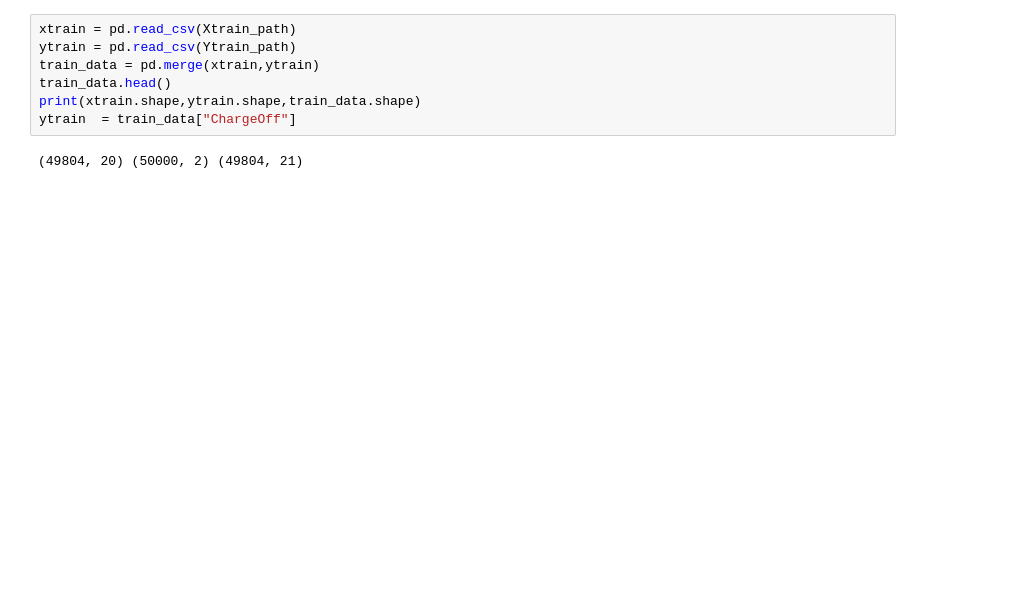
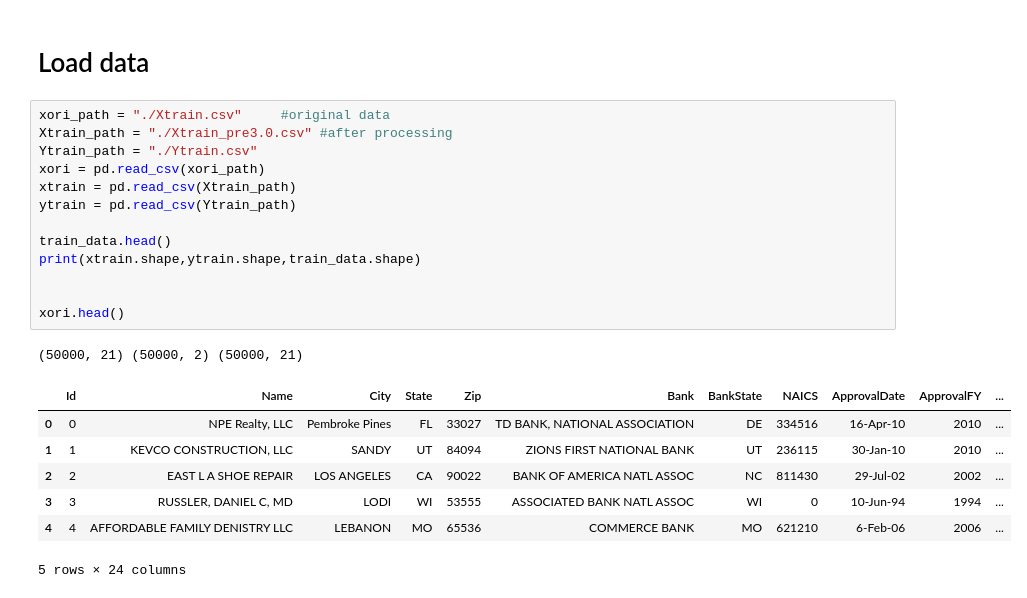
Before and after one commit to KiedaTamashi/CS5228kaggle, a Jupyter notebook: train_process.ipynb, the cells around one changed output. Saved outputs shown, nothing was run; the diff lists cells and outputs as text; blank space fills up the shorter version.

```diff
--- a/train_process.ipynb
+++ b/train_process.ipynb
@@ -53,11 +49,26 @@ Ytrain_path = "./Ytrain.csv"
 # %% [output]
 [interactive output not drawn]
+# %% [markdown]
+# Load data
 # %%
+xori_path = "./Xtrain.csv"     #original data
+Xtrain_path = "./Xtrain_pre3.0.csv" #after processing
+Ytrain_path = "./Ytrain.csv"
+xori = pd.read_csv(xori_path)
 xtrain = pd.read_csv(Xtrain_path)
 ytrain = pd.read_csv(Ytrain_path)
-train_data = pd.merge(xtrain,ytrain)
+
 train_data.head()
 print(xtrain.shape,ytrain.shape,train_data.shape)
-ytrain  = train_data["ChargeOff"]
+
+
+xori.head()
 # %% [output]
-(49804, 20) (50000, 2) (49804, 21)
+(50000, 21) (50000, 2) (50000, 21)
+|  | Id | Name | City | State | Zip | Bank | BankState | NAICS | ApprovalDate | ApprovalFY | ... |
+| 0 | 0 | NPE Realty, LLC | Pembroke Pines | FL | 33027 | TD BANK, NATIONAL ASSOCIATION | DE | 334516 | 16-Apr-10 | 2010 | ... |
+| 1 | 1 | KEVCO CONSTRUCTION, LLC | SANDY | UT | 84094 | ZIONS FIRST NATIONAL BANK | UT | 236115 | 30-Jan-10 | 2010 | ... |
+| 2 | 2 | EAST L A SHOE REPAIR | LOS ANGELES | CA | 90022 | BANK OF AMERICA NATL ASSOC | NC | 811430 | 29-Jul-02 | 2002 | ... |
+| 3 | 3 | RUSSLER, DANIEL C, MD | LODI | WI | 53555 | ASSOCIATED BANK NATL ASSOC | WI | 0 | 10-Jun-94 | 1994 | ... |
+| 4 | 4 | AFFORDABLE FAMILY DENISTRY LLC | LEBANON | MO | 65536 | COMMERCE BANK | MO | 621210 | 6-Feb-06 | 2006 | ... |
+5 rows × 24 columns
```
Also changed, not shown: parts of 10 cells of this notebook.
